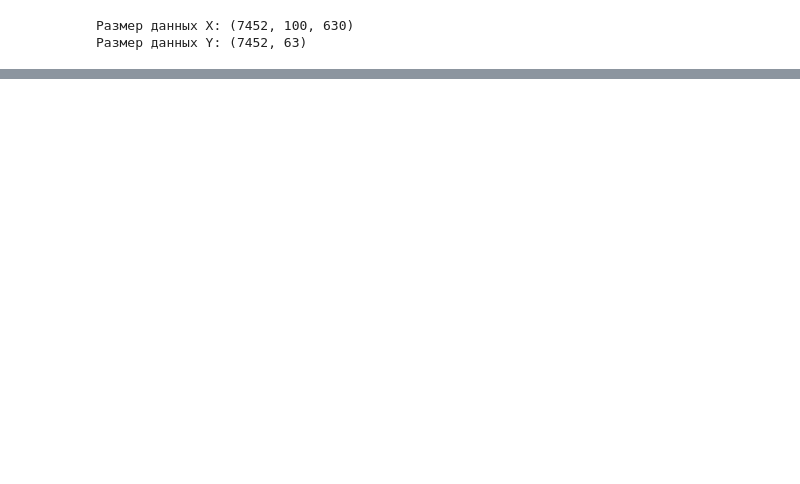
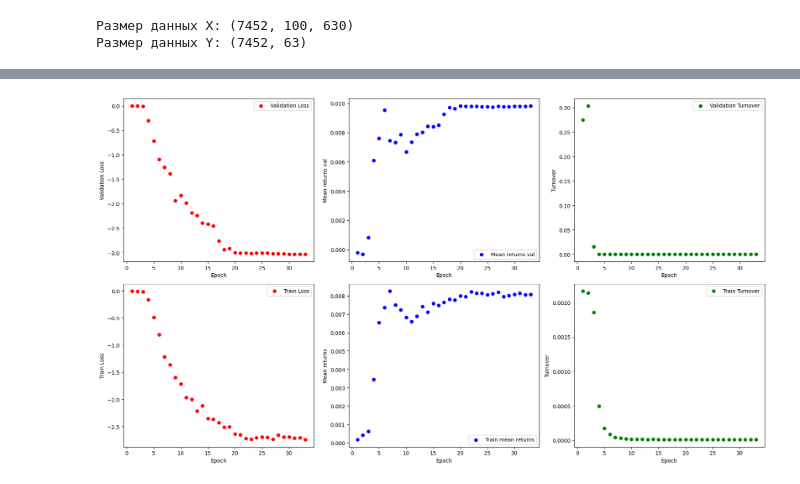
Before and after one commit to seri4ka/diploma_project, a Jupyter notebook: crypto_data.ipynb, the cells around one changed output, grey strips where cells are left out. Saved outputs shown, nothing was run; the diff lists cells and outputs as text; code cells hidden in the pictures; blank space fills up the shorter version.

Commit message:
Add: plot into learning cycle

```diff
--- a/crypto_data.ipynb
+++ b/crypto_data.ipynb
@@ -101,0 +203,15 @@ print(f"Размер данных Y: {all_y.shape}")
+# %%
+share_values = []
+weights_penalties = []
+turnover_penalties = []
+
+# Создаем dataset и dataloader
+train_dataset = TimeSeriesDataset(x_train, y_train)
+val_dataset = TimeSeriesDataset(x_val, y_val)
+test_dataset = TimeSeriesDataset(x_test, y_test)
+
+batch_size = 150  # Выбираем подходящий размер батча
+
+train_loader = DataLoader(train_dataset, batch_size=batch_size, shuffle=False)
+val_loader = DataLoader(val_dataset, batch_size=batch_size, shuffle=False)
+test_loader = DataLoader(test_dataset, batch_size=batch_size, shuffle=False)
@@ -101,0 +225,3 @@ print(f"Размер данных Y: {all_y.shape}")
+# %%
+sharpe_loss = SharpeLoss(turnover_penalty_weight=10)
+returns_loss = DynamicPortfolioLoss(turnover_weight=1.5, min_turnover=0)
@@ -101,0 +422,48 @@ print(f"Размер данных Y: {all_y.shape}")
+# %%
+# Создаем 2 строки по 3 графика в каждой (валидация и тренировка)
+fig, axes = plt.subplots(2, 3, figsize=(18, 10))  # 2 строки и 3 колонки
+
+# Первая строка - Validation
+# Первый график: Validation Loss
+axes[0, 0].scatter(range(PRINT_PARAM, len(val_losses) + 1, PRINT_PARAM), val_losses, label='Validation Loss', color='r')
+axes[0, 0].set_xlabel('Epoch')
+axes[0, 0].set_ylabel('Validation Loss')
+axes[0, 0].legend()
+
+# Второй график: Validation Sharpe Ratio
+axes[0, 1].scatter(range(PRINT_PARAM, len(val_sharpe_ratios) + 1, PRINT_PARAM), val_sharpe_ratios, label='Mean returns val', color='b')
+axes[0, 1].set_xlabel('Epoch')
+axes[0, 1].set_ylabel('Mean returns val')
+axes[0, 1].legend()
+
+# Третий график: Validation Turnover
+axes[0, 2].scatter(range(PRINT_PARAM, len(val_turnovers) + 1, PRINT_PARAM), val_turnovers, label='Validation Turnover', color='g')
+axes[0, 2].set_xlabel('Epoch')
+axes[0, 2].set_ylabel('Turnover')
+axes[0, 2].legend()
+
+# Вторая строка - Train
+# Первый график: Train Loss
+axes[1, 0].scatter(range(PRINT_PARAM, len(train_losses) + 1, PRINT_PARAM), train_losses, label='Train Loss', color='r')
+axes[1, 0].set_xlabel('Epoch')
+axes[1, 0].set_ylabel('Train Loss')
+axes[1, 0].legend()
+
+# Второй график: Train Sharpe Ratio
+axes[1, 1].scatter(range(PRINT_PARAM, len(train_sharpe_ratios) + 1, PRINT_PARAM), train_sharpe_ratios, label='Train mean returns', color='b')
+axes[1, 1].set_xlabel('Epoch')
+axes[1, 1].set_ylabel('Mean returns')
+axes[1, 1].legend()
+
+# Третий график: Train Turnover
+axes[1, 2].scatter(range(PRINT_PARAM, len(train_turnovers) + 1, PRINT_PARAM), train_turnovers, label='Train Turnover', color='g')
+axes[1, 2].set_xlabel('Epoch')
+axes[1, 2].set_ylabel('Turnover')
+axes[1, 2].legend()
+
+# Отображаем все графики
+plt.tight_layout()  # Для корректного отображения всех графиков без наложения
+
+plt.show()
+# %% [output]
+[figure, added]
```
Also changed, not shown: parts of 13 cells of this notebook, 3 other files.
